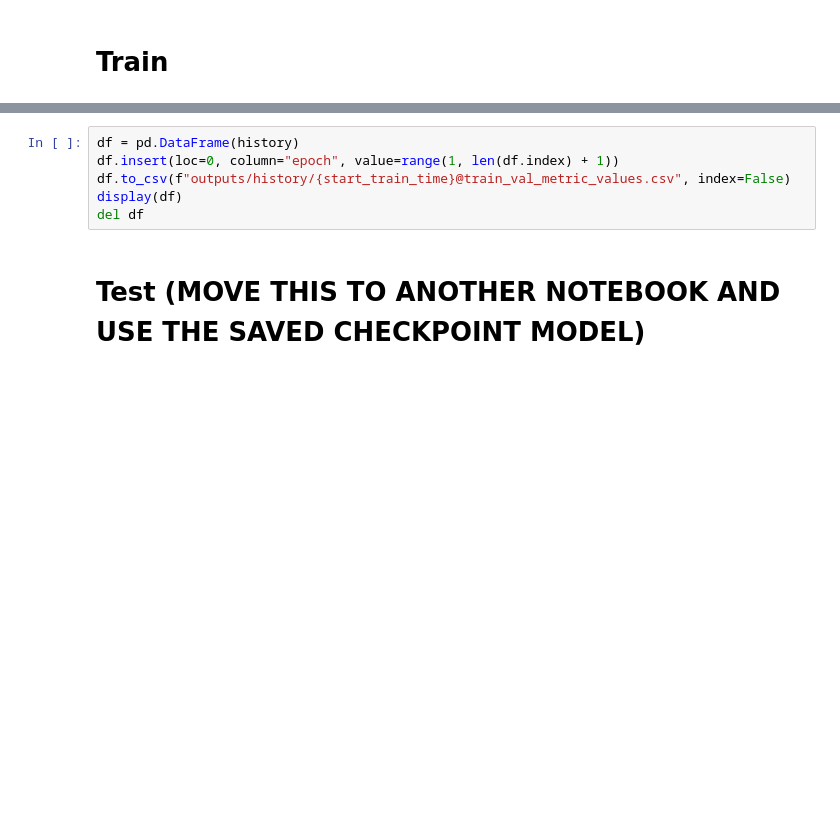
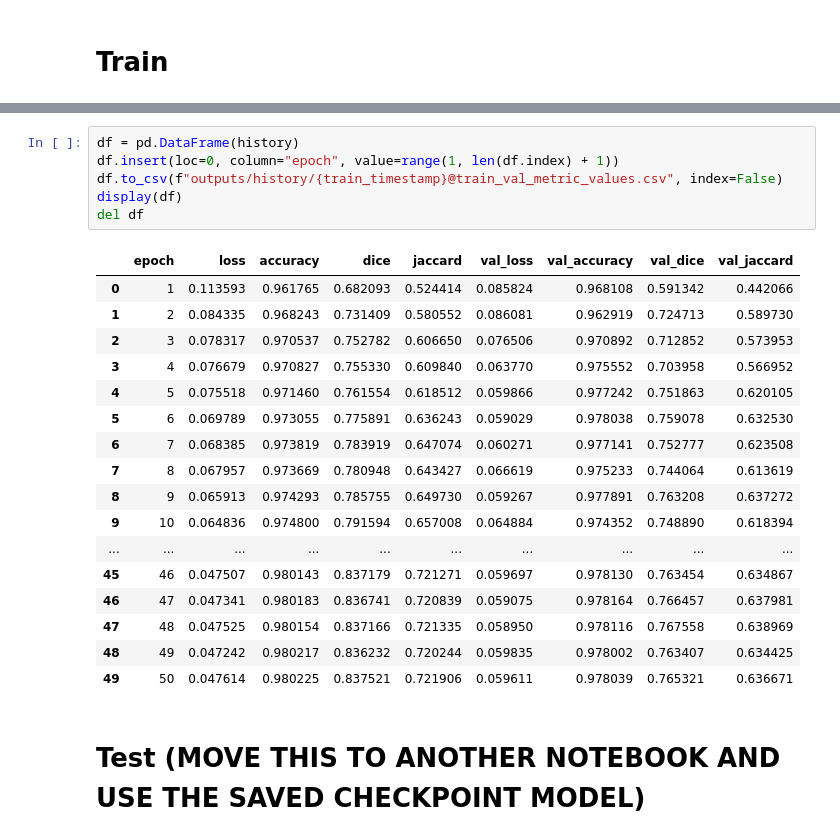
Before and after one commit to tekboart/crack-binary-semantic-segmentaion, a Jupyter notebook: 0 Interview/HKUST/train.ipynb, the cells around one changed output, grey strips where cells are left out. Drawn from its saved outputs; the diff is of its cells as text; blank space fills up the shorter version.

```diff
--- a/0 Interview/HKUST/train.ipynb
+++ b/0 Interview/HKUST/train.ipynb
@@ -566,9 +657,27 @@ NameError: name 'history' is not defined
 # %%
 df = pd.DataFrame(history)
 df.insert(loc=0, column="epoch", value=range(1, len(df.index) + 1))
-df.to_csv(f"outputs/history/{start_train_time}@train_val_metric_values.csv", index=False)
+df.to_csv(f"outputs/history/{train_timestamp}@train_val_metric_values.csv", index=False)
 display(df)
 del df
+# %% [output]
+|  | epoch | loss | accuracy | dice | jaccard | val_loss | val_accuracy | val_dice | val_jaccard |
+| 0 | 1 | 0.113593 | 0.961765 | 0.682093 | 0.524414 | 0.085824 | 0.968108 | 0.591342 | 0.442066 |
+| 1 | 2 | 0.084335 | 0.968243 | 0.731409 | 0.580552 | 0.086081 | 0.962919 | 0.724713 | 0.589730 |
+| 2 | 3 | 0.078317 | 0.970537 | 0.752782 | 0.606650 | 0.076506 | 0.970892 | 0.712852 | 0.573953 |
+| 3 | 4 | 0.076679 | 0.970827 | 0.755330 | 0.609840 | 0.063770 | 0.975552 | 0.703958 | 0.566952 |
+| 4 | 5 | 0.075518 | 0.971460 | 0.761554 | 0.618512 | 0.059866 | 0.977242 | 0.751863 | 0.620105 |
+| 5 | 6 | 0.069789 | 0.973055 | 0.775891 | 0.636243 | 0.059029 | 0.978038 | 0.759078 | 0.632530 |
+| 6 | 7 | 0.068385 | 0.973819 | 0.783919 | 0.647074 | 0.060271 | 0.977141 | 0.752777 | 0.623508 |
+| 7 | 8 | 0.067957 | 0.973669 | 0.780948 | 0.643427 | 0.066619 | 0.975233 | 0.744064 | 0.613619 |
+| 8 | 9 | 0.065913 | 0.974293 | 0.785755 | 0.649730 | 0.059267 | 0.977891 | 0.763208 | 0.637272 |
+| 9 | 10 | 0.064836 | 0.974800 | 0.791594 | 0.657008 | 0.064884 | 0.974352 | 0.748890 | 0.618394 |
+| ... | ... | ... | ... | ... | ... | ... | ... | ... | ... |
+| 45 | 46 | 0.047507 | 0.980143 | 0.837179 | 0.721271 | 0.059697 | 0.978130 | 0.763454 | 0.634867 |
+| 46 | 47 | 0.047341 | 0.980183 | 0.836741 | 0.720839 | 0.059075 | 0.978164 | 0.766457 | 0.637981 |
+| 47 | 48 | 0.047525 | 0.980154 | 0.837166 | 0.721335 | 0.058950 | 0.978116 | 0.767558 | 0.638969 |
+| 48 | 49 | 0.047242 | 0.980217 | 0.836232 | 0.720244 | 0.059835 | 0.978002 | 0.763407 | 0.634425 |
+| 49 | 50 | 0.047614 | 0.980225 | 0.837521 | 0.721906 | 0.059611 | 0.978039 | 0.765321 | 0.636671 |
 # %% [markdown]
 # Test (MOVE THIS TO ANOTHER NOTEBOOK AND USE THE SAVED CHECKPOINT MODEL)
 # %%
```
Also changed, not shown: parts of 31 cells of this notebook.
